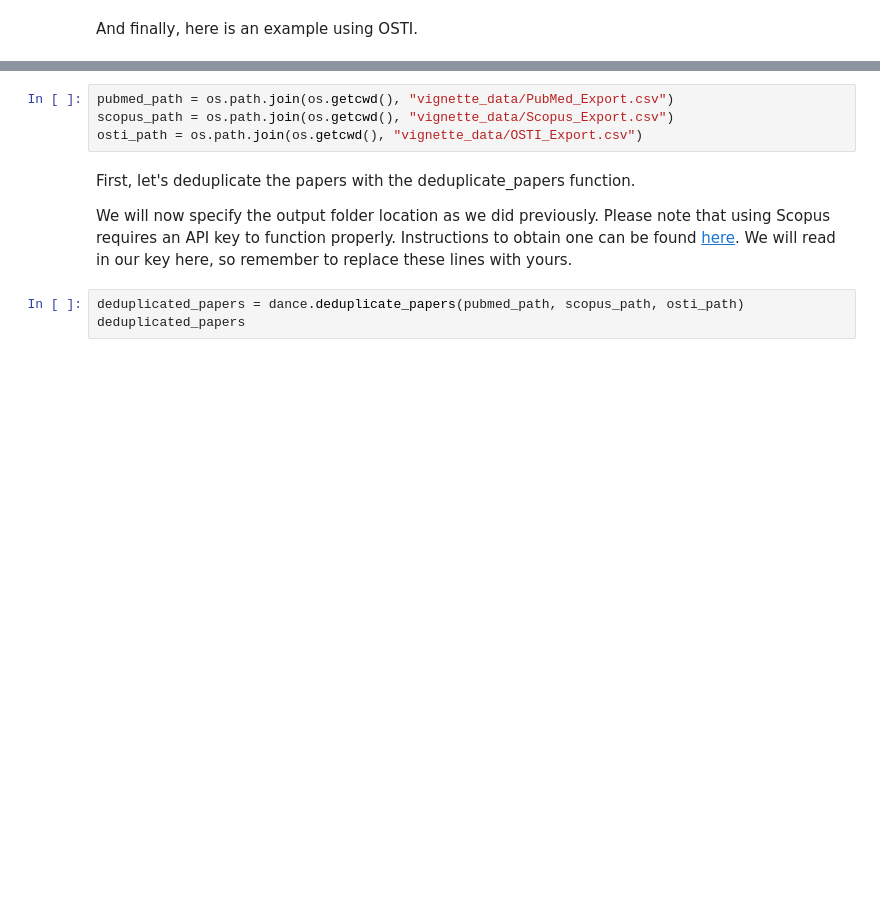
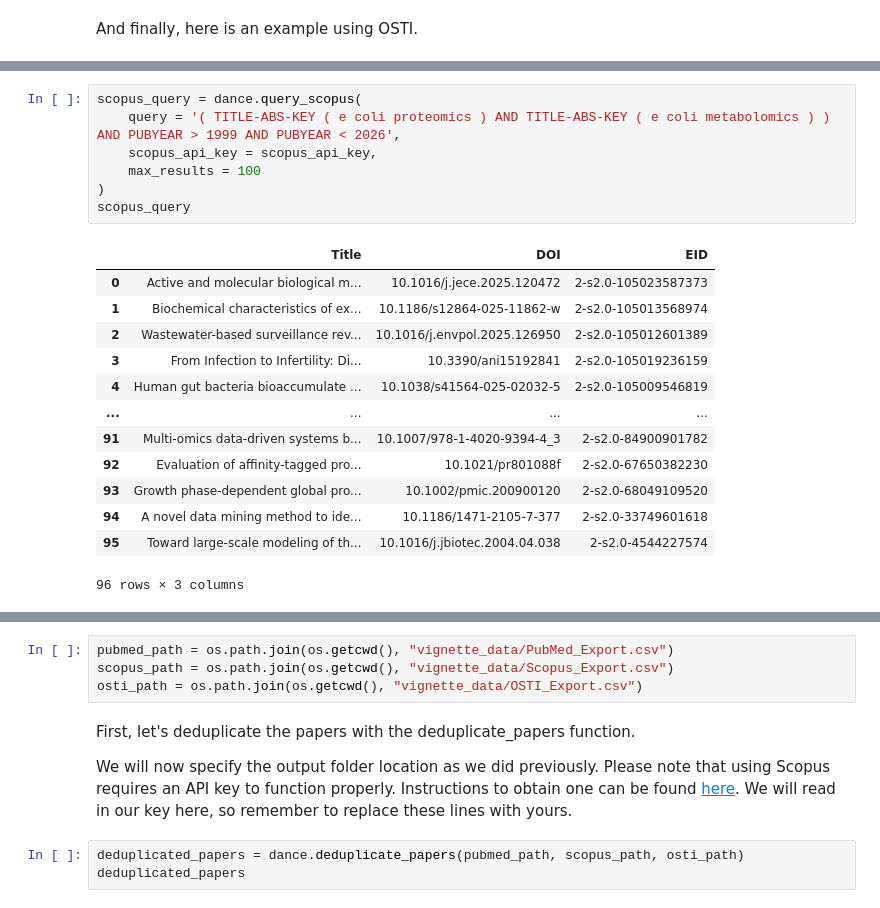
Before and after one commit to PNNL-Predictive-Phenomics/DancePartner, a Jupyter notebook: vignettes/how_to_pull_papers.ipynb, the cells around one changed output, grey strips where cells are left out. Saved outputs shown, nothing was run; the diff lists cells and outputs as text; blank space fills up the shorter version.

```diff
--- a/vignettes/how_to_pull_papers.ipynb
+++ b/vignettes/how_to_pull_papers.ipynb
@@ -147,0 +172,21 @@ Number Missing: 3
+# %%
+scopus_query = dance.query_scopus(
+    query = '( TITLE-ABS-KEY ( e coli proteomics ) AND TITLE-ABS-KEY ( e coli metabolomics ) ) AND PUBYEAR > 1999 AND PUBYEAR < 2026',
+    scopus_api_key = scopus_api_key,
+    max_results = 100
+)
+scopus_query
+# %% [output]
+|  | Title | DOI | EID |
+| 0 | Active and molecular biological m... | 10.1016/j.jece.2025.120472 | 2-s2.0-105023587373 |
+| 1 | Biochemical characteristics of ex... | 10.1186/s12864-025-11862-w | 2-s2.0-105013568974 |
+| 2 | Wastewater-based surveillance rev... | 10.1016/j.envpol.2025.126950 | 2-s2.0-105012601389 |
+| 3 | From Infection to Infertility: Di... | 10.3390/ani15192841 | 2-s2.0-105019236159 |
+| 4 | Human gut bacteria bioaccumulate ... | 10.1038/s41564-025-02032-5 | 2-s2.0-105009546819 |
+| ... | ... | ... | ... |
+| 91 | Multi-omics data-driven systems b... | 10.1007/978-1-4020-9394-4_3 | 2-s2.0-84900901782 |
+| 92 | Evaluation of affinity-tagged pro... | 10.1021/pr801088f | 2-s2.0-67650382230 |
+| 93 | Growth phase-dependent global pro... | 10.1002/pmic.200900120 | 2-s2.0-68049109520 |
+| 94 | A novel data mining method to ide... | 10.1186/1471-2105-7-377 | 2-s2.0-33749601618 |
+| 95 | Toward large-scale modeling of th... | 10.1016/j.jbiotec.2004.04.038 | 2-s2.0-4544227574 |
+96 rows × 3 columns
```
Also changed, not shown: parts of 13 cells of this notebook, 14 other files.
